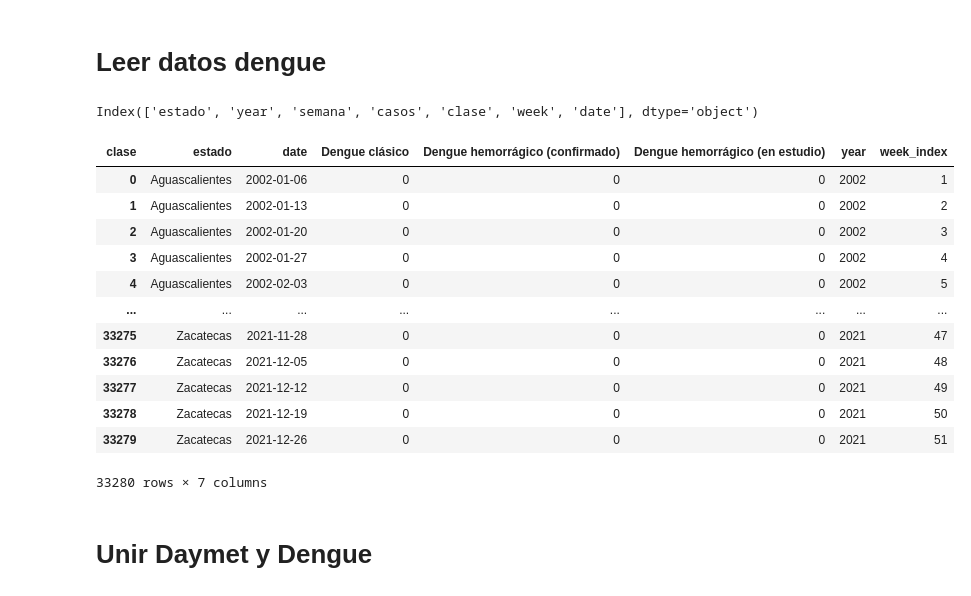
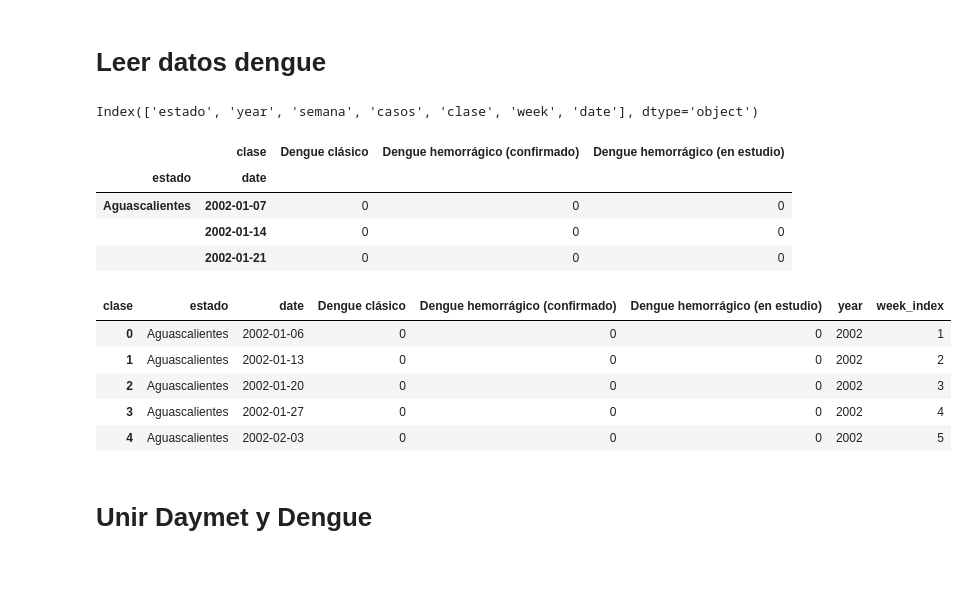
Before and after one commit to pcorner10/denguetemp2022, a Jupyter notebook: dengueTemperatura.ipynb, the cells around one changed output. Saved outputs shown, nothing was run; the diff lists cells and outputs as text; code cells hidden in the pictures; blank space fills up the shorter version.

```diff
--- a/dengueTemperatura.ipynb
+++ b/dengueTemperatura.ipynb
@@ -162,34 +216,37 @@ def groupdenguedata(sheets, excelfile):
     dfDengue["casos"].fillna(0, inplace=True)
     dfDengue["casos"] = dfDengue["casos"].astype(int)
     return dfDengue
+# %%
+#dfDengue = groupdenguedata(dengue_sheets.sheet_names, dengue_sheets)
+#dfDengue.to_csv("dengue_full.csv", index=False)
+
+dfDengue = pd.read_csv("data/dengue_full.csv")
+print(dfDengue.columns)
+# %% [output]
+Index(['estado', 'year', 'semana', 'casos', 'clase', 'week', 'date'], dtype='object')
+# %%
+dfDengue = dfDengue.pivot_table(values="casos", columns="clase", index=["estado","date"])
+dfDengue.head(3)
+# %% [output]
+|  | clase | Dengue clásico | Dengue hemorrágico (confirmado) | Dengue hemorrágico (en estudio) |
+| estado | date |  |  |  |
+| Aguascalientes | 2002-01-07 | 0 | 0 | 0 |
+|  | 2002-01-14 | 0 | 0 | 0 |
+|  | 2002-01-21 | 0 | 0 | 0 |
 # %%
-#dfDengue = groupdenguedata(dengue_sheets.sheet_names, dengue_sheets)
-#dfDengue.to_csv("dengue_full.csv", index=False)
-
-dfDengue = pd.read_csv("data/dengue_full.csv")
-print(dfDengue.columns)
-dfDengue = dfDengue.pivot_table(values="casos", columns="clase", index=["estado","date"])
 dfDengue.reset_index(inplace=True, drop=False)
 dfDengue["date"] = pd.to_datetime(dfDengue["date"])
 dfDengue["date"] = pd.DatetimeIndex(dfDengue.date) - pd.DateOffset(1)
 dfDengue["year"] = dfDengue.date.dt.year
 dfDengue["week_index"] =  dfDengue.date.dt.isocalendar().week
-dfDengue
+dfDengue.head()
 # %% [output]
-Index(['estado', 'year', 'semana', 'casos', 'clase', 'week', 'date'], dtype='object')
 | clase | estado | date | Dengue clásico | Dengue hemorrágico (confirmado) | Dengue hemorrágico (en estudio) | year | week_index |
 | 0 | Aguascalientes | 2002-01-06 | 0 | 0 | 0 | 2002 | 1 |
 | 1 | Aguascalientes | 2002-01-13 | 0 | 0 | 0 | 2002 | 2 |
 | 2 | Aguascalientes | 2002-01-20 | 0 | 0 | 0 | 2002 | 3 |
 | 3 | Aguascalientes | 2002-01-27 | 0 | 0 | 0 | 2002 | 4 |
 | 4 | Aguascalientes | 2002-02-03 | 0 | 0 | 0 | 2002 | 5 |
-| ... | ... | ... | ... | ... | ... | ... | ... |
-| 33275 | Zacatecas | 2021-11-28 | 0 | 0 | 0 | 2021 | 47 |
-| 33276 | Zacatecas | 2021-12-05 | 0 | 0 | 0 | 2021 | 48 |
-| 33277 | Zacatecas | 2021-12-12 | 0 | 0 | 0 | 2021 | 49 |
-| 33278 | Zacatecas | 2021-12-19 | 0 | 0 | 0 | 2021 | 50 |
-| 33279 | Zacatecas | 2021-12-26 | 0 | 0 | 0 | 2021 | 51 |
-33280 rows × 7 columns
 # %% [markdown]
 # Unir Daymet y Dengue
 # %%
```
Also changed, not shown: parts of 13 cells of this notebook, 1 other file.
